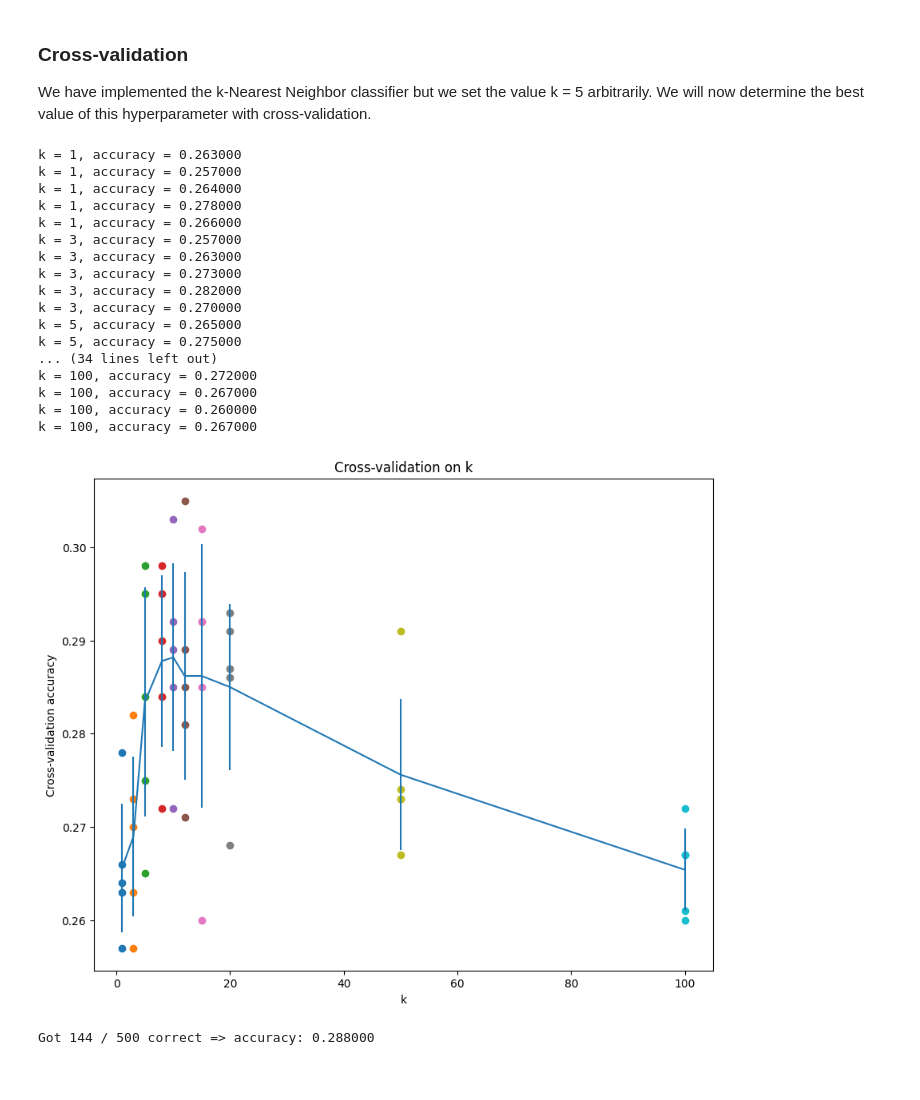
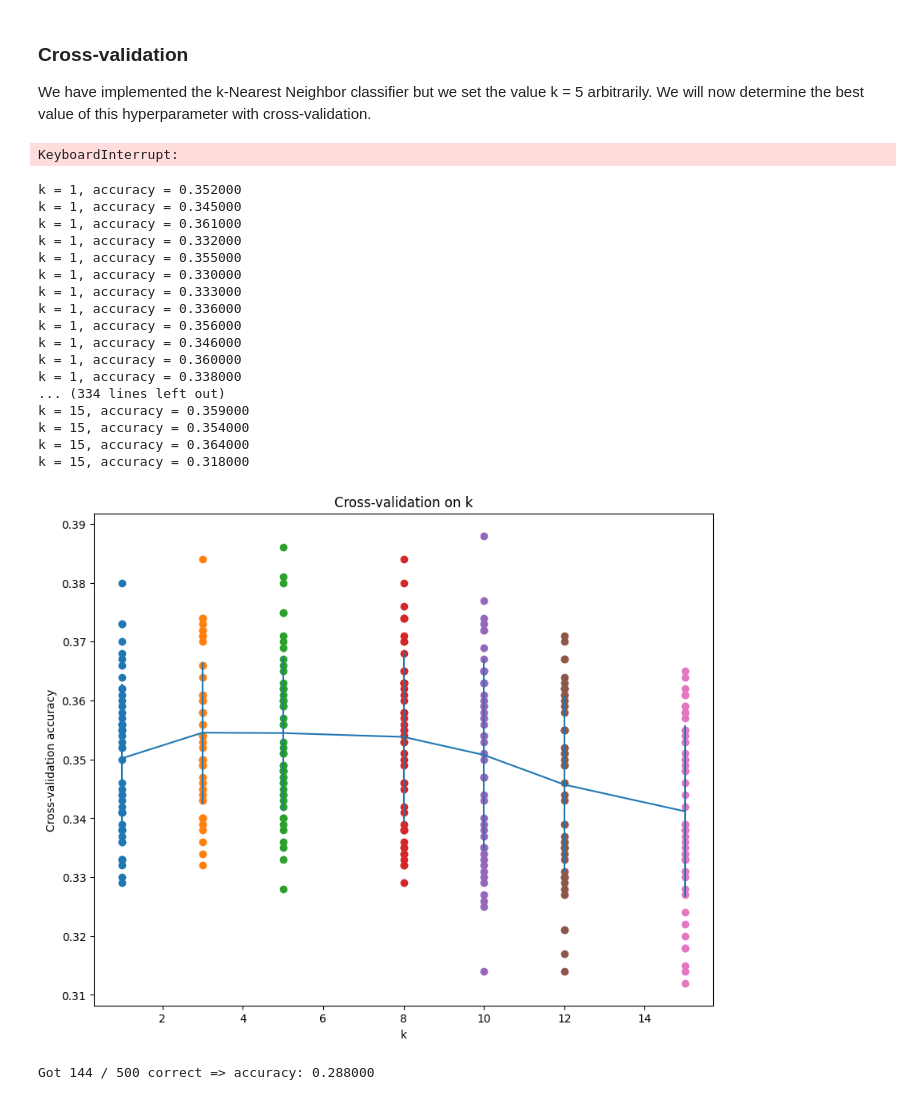
Before and after one commit to Dhruv-x7x/SOS25-CV, a Jupyter notebook: week_1-2/assignment1/knn.ipynb, the cells around one changed output. Cells and saved outputs as stored; diff of their text form; code cells hidden in the pictures.

```diff
--- a/week_1-2/assignment1/knn.ipynb
+++ b/week_1-2/assignment1/knn.ipynb
@@ -68,11 +68,11 @@ plt.show()
 # %%
-# Subsample the data for more efficient code execution in this exercise
-num_training = 5000
-mask = list(range(num_training))
-X_train = X_train[mask]
-y_train = y_train[mask]
+# # Subsample the data for more efficient code execution in this exercise
+# num_training = 5000
+# mask = list(range(num_training))
+# X_train = X_train[mask]
+# y_train = y_train[mask]
 
-num_test = 500
-mask = list(range(num_test))
-X_test = X_test[mask]
-y_test = y_test[mask]
+# num_test = 500
+# mask = list(range(num_test))
+# X_test = X_test[mask]
+# y_test = y_test[mask]
@@ -183,0 +183,5 @@ Good! The distance matrices are the same
+# %%
+y_test_pred = classifier.predict_labels(dists_two, k=10)
+num_correct = np.sum(y_test_pred == y_test)
+accuracy = float(num_correct) / len(y_test)
+print('Got %d / %d correct => accuracy: %f' % (num_correct, len(y_test), accuracy))
@@ -212,8 +218,8 @@ No loop version took 0.219565 seconds
 
 We have implemented the k-Nearest Neighbor classifier but we set the value k = 5 arbitrarily. We will now determine the best value of this hyperparameter with cross-validation.
 # %%
-num_folds = 5
-k_choices = [1, 3, 5, 8, 10, 12, 15, 20, 50, 100]
+num_folds = 50
+k_choices = [1, 3, 5, 8, 10, 12, 15, 20, 50, 100, 200]
 
 X_train_folds = np.array_split(X_train, num_folds)
 y_train_folds = np.array_split(y_train, num_folds)
@@ -248,44 +254,46 @@ for k in k_choices:
         accuracies.append(accuracy)
 
     k_to_accuracies[k] = accuracies
+# %% [output]
+KeyboardInterrupt:
 # %%
 for k in sorted(k_to_accuracies):
     for accuracy in k_to_accuracies[k]:
         print('k = %d, accuracy = %f' % (k, accuracy))
 # %% [output]
-k = 1, accuracy = 0.263000
-k = 1, accuracy = 0.257000
-k = 1, accuracy = 0.264000
-k = 1, accuracy = 0.278000
-k = 1, accuracy = 0.266000
-k = 3, accuracy = 0.257000
-k = 3, accuracy = 0.263000
-k = 3, accuracy = 0.273000
-k = 3, accuracy = 0.282000
-k = 3, accuracy = 0.270000
-k = 5, accuracy = 0.265000
-k = 5, accuracy = 0.275000
-... (34 lines left out)
-k = 100, accuracy = 0.272000
-k = 100, accuracy = 0.267000
-k = 100, accuracy = 0.260000
-k = 100, accuracy = 0.267000
+k = 1, accuracy = 0.352000
+k = 1, accuracy = 0.345000
+k = 1, accuracy = 0.361000
+k = 1, accuracy = 0.332000
+k = 1, accuracy = 0.355000
+k = 1, accuracy = 0.330000
+k = 1, accuracy = 0.333000
+k = 1, accuracy = 0.336000
+k = 1, accuracy = 0.356000
+k = 1, accuracy = 0.346000
+k = 1, accuracy = 0.360000
+k = 1, accuracy = 0.338000
+... (334 lines left out)
+k = 15, accuracy = 0.359000
+k = 15, accuracy = 0.354000
+k = 15, accuracy = 0.364000
+k = 15, accuracy = 0.318000
 # %%
 # plot the raw observations
-for k in k_choices:
+for k in [1, 3, 5, 8, 10, 12, 15]:
     accuracies = k_to_accuracies[k]
     plt.scatter([k] * len(accuracies), accuracies)
 
 # plot the trend line with error bars that correspond to standard deviation
-accuracies_mean = np.array([np.mean(v) for k,v in sorted(k_to_accuracies.items())])
-accuracies_std = np.array([np.std(v) for k,v in sorted(k_to_accuracies.items())])
-plt.errorbar(k_choices, accuracies_mean, yerr=accuracies_std)
+accuracies_mean = np.array([np.mean(v) for k,v in sorted(k_to_accuracies.items())[:7]])
+accuracies_std = np.array([np.std(v) for k,v in sorted(k_to_accuracies.items())[:7]])
+plt.errorbar([1, 3, 5, 8, 10, 12, 15], accuracies_mean, yerr=accuracies_std)
 plt.title('Cross-validation on k')
 plt.xlabel('k')
 plt.ylabel('Cross-validation accuracy')
 plt.show()
 # %% [output]
-[figure, old version]
+[figure, new version]
 # %%
 # Based on the cross-validation results above, choose the best value for k,
 # retrain the classifier using all the training data, and test it on the test
```
Also changed, not shown: parts of 5 cells of this notebook.
